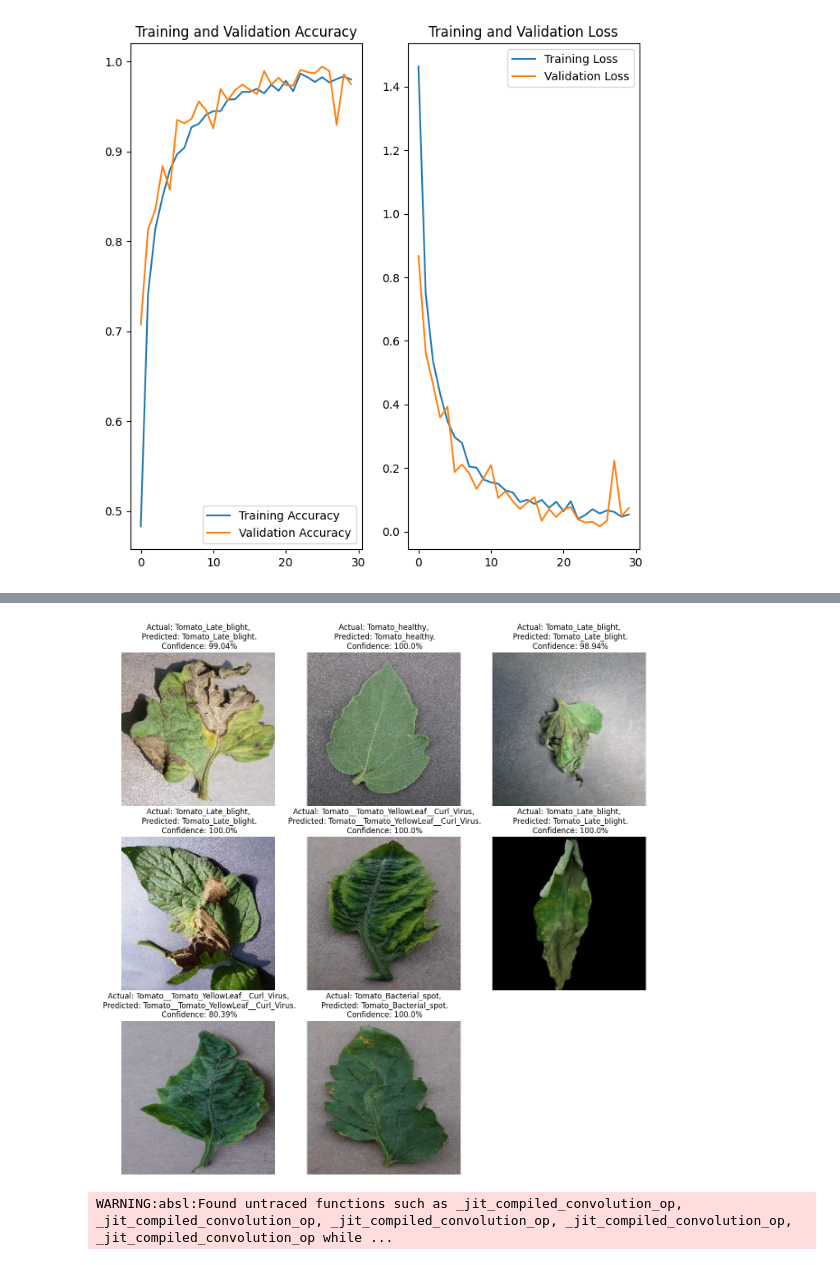
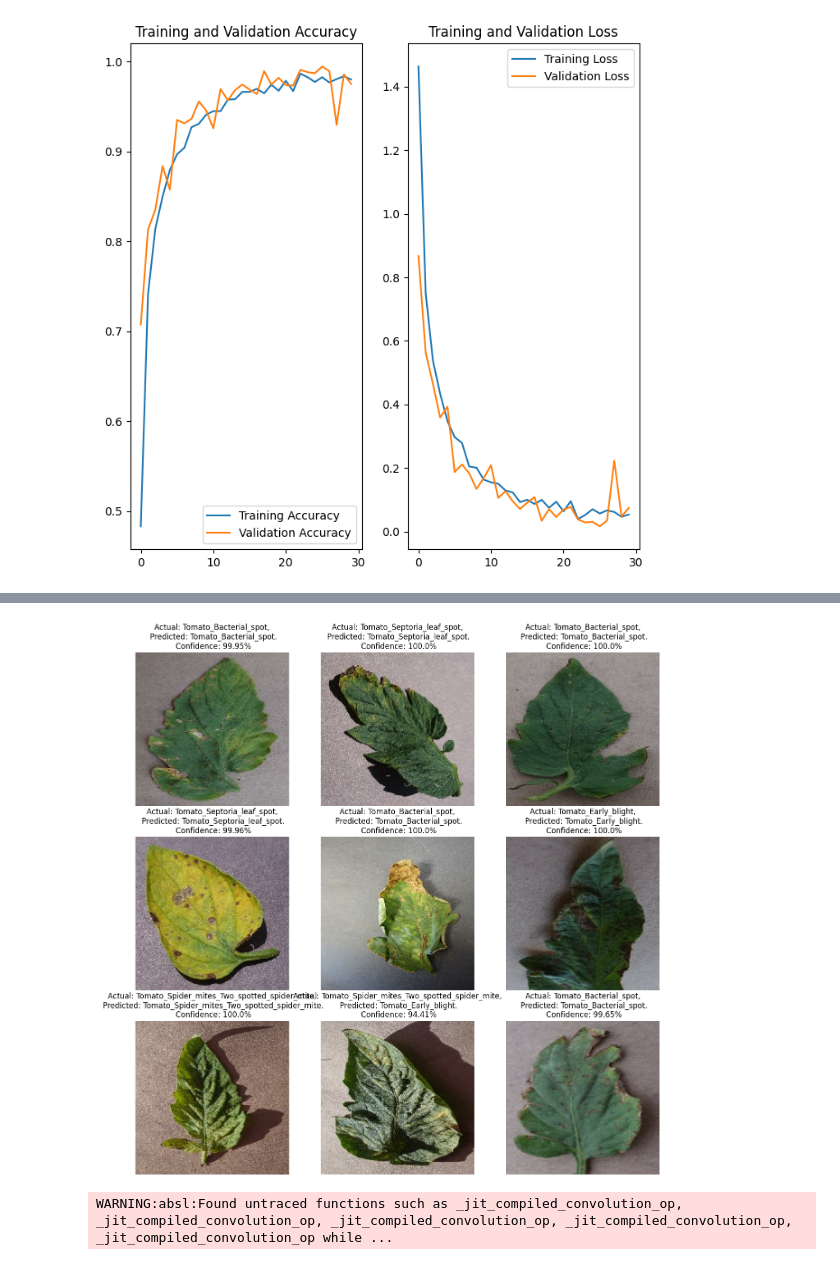
Before and after one commit to KrongPan/Potato_Tomato_Pepper_Disease_Classification, a Jupyter notebook: training/tomato/training_tomato.ipynb, the cells around one changed output, grey strips where cells are left out. Saved outputs shown, nothing was run; the diff lists cells and outputs as text; code cells hidden in the pictures.

```diff
--- a/training/tomato/training_tomato.ipynb
+++ b/training/tomato/training_tomato.ipynb
@@ -194,9 +195,10 @@ def predict(model, img):
     confidence = round(100 * (np.max(predictions[0])), 2)
     return predicted_class, confidence
 # %%
+model = tf.keras.models.load_model('../../models/tomato_1')
 plt.figure(figsize=(15, 15))
 for images, labels in test_ds.take(1):
-    for i in range(8):
+    for i in range(9):
         ax = plt.subplot(3, 3, i + 1)
         plt.imshow(images[i].numpy().astype("uint8"))
 
@@ -218,4 +221,4 @@ for images, labels in test_ds.take(1):
-[figure, old version]
+[figure, new version]
 # %%
 import os
 model.save(f"../models/tomato_1")
```
Also changed, not shown: parts of 2 cells of this notebook.
